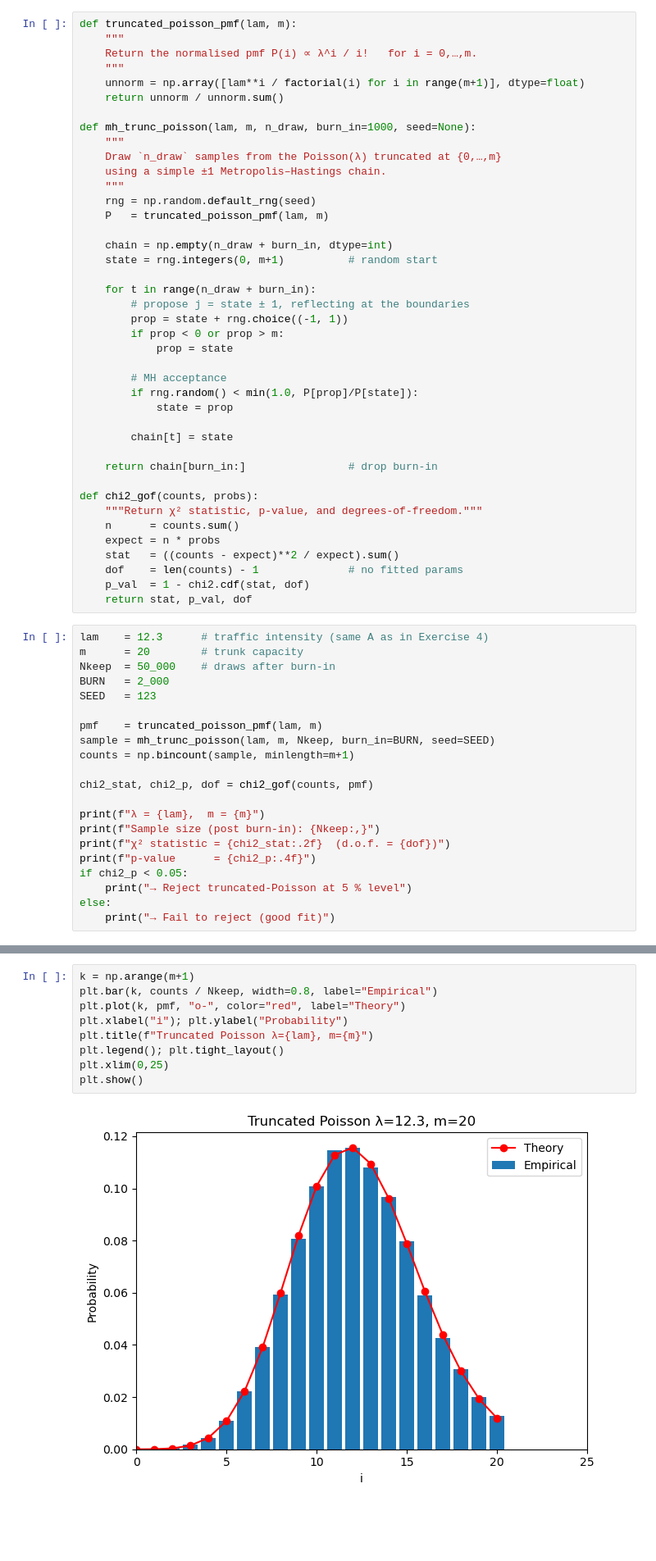
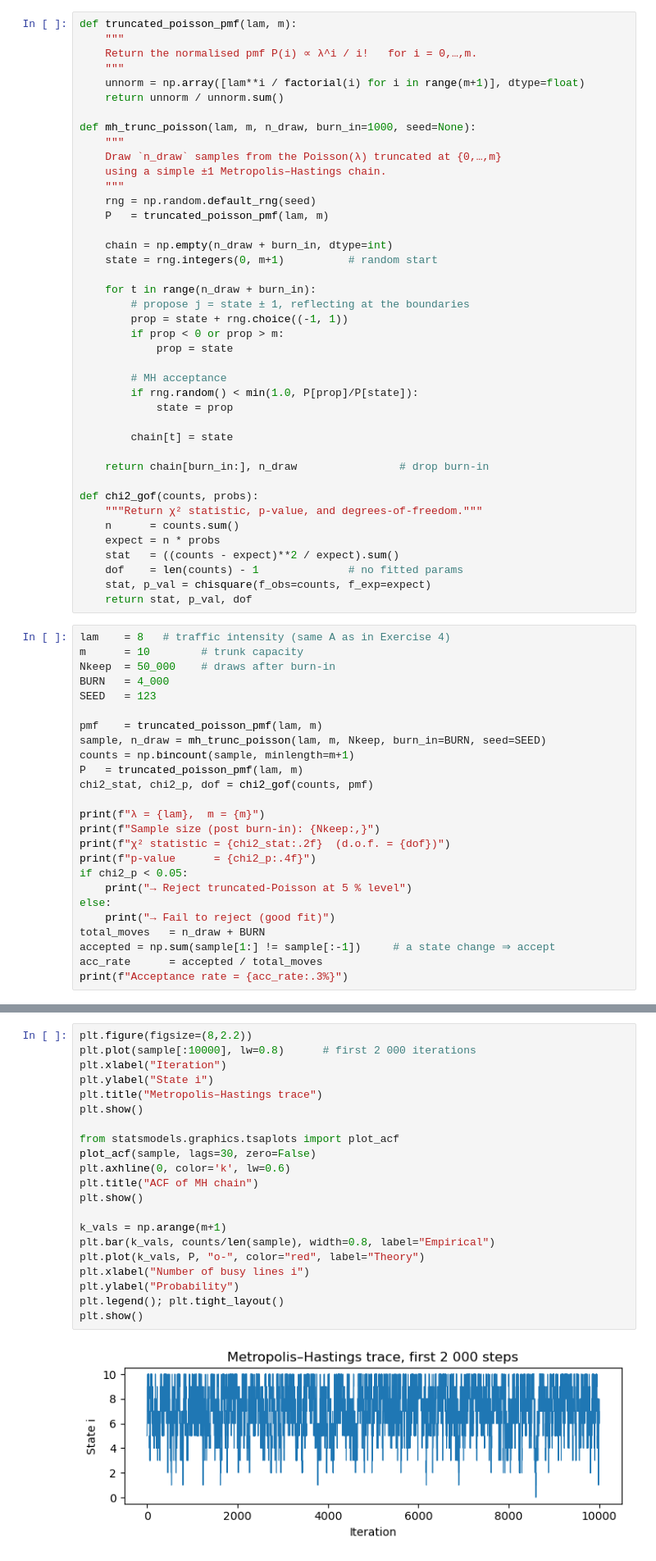
Before and after one commit to bjarturingvason/Stochastic, a Jupyter notebook: E6/E6.ipynb, the cells around one changed output, grey strips where cells are left out. Shown at 82% size. Cells and saved outputs as stored; diff of their text form; blank space fills up the shorter version.

```diff
--- a/E6/E6.ipynb
+++ b/E6/E6.ipynb
@@ -34,7 +36,7 @@ def mh_trunc_poisson(lam, m, n_draw, burn_in=1000, seed=None):
 
         chain[t] = state
 
-    return chain[burn_in:]                # drop burn-in
+    return chain[burn_in:], n_draw                # drop burn-in
 
 def chi2_gof(counts, probs):
     """Return χ² statistic, p-value, and degrees-of-freedom."""
@@ -42,19 +44,19 @@ def chi2_gof(counts, probs):
     expect = n * probs
     stat   = ((counts - expect)**2 / expect).sum()
     dof    = len(counts) - 1              # no fitted params
-    p_val  = 1 - chi2.cdf(stat, dof)
+    stat, p_val = chisquare(f_obs=counts, f_exp=expect)
     return stat, p_val, dof
 # %%
-lam    = 12.3      # traffic intensity (same A as in Exercise 4)
-m      = 20        # trunk capacity
+lam    = 8   # traffic intensity (same A as in Exercise 4)
+m      = 10        # trunk capacity
 Nkeep  = 50_000    # draws after burn-in
-BURN   = 2_000
+BURN   = 4_000
 SEED   = 123
 
 pmf    = truncated_poisson_pmf(lam, m)
-sample = mh_trunc_poisson(lam, m, Nkeep, burn_in=BURN, seed=SEED)
+sample, n_draw = mh_trunc_poisson(lam, m, Nkeep, burn_in=BURN, seed=SEED)
 counts = np.bincount(sample, minlength=m+1)
-
+P   = truncated_poisson_pmf(lam, m)
 chi2_stat, chi2_p, dof = chi2_gof(counts, pmf)
 
 print(f"λ = {lam},  m = {m}")
@@ -65,4 +67,8 @@ if chi2_p < 0.05:
     print("→ Reject truncated-Poisson at 5 % level")
 else:
     print("→ Fail to reject (good fit)")
+total_moves   = n_draw + BURN
+accepted = np.sum(sample[1:] != sample[:-1])     # a state change ⇒ accept
+acc_rate      = accepted / total_moves
+print(f"Acceptance rate = {acc_rate:.3%}")
 # %% [output]
@@ -74,11 +81,23 @@ p-value      = 0.0945
 # %%
-k = np.arange(m+1)
-plt.bar(k, counts / Nkeep, width=0.8, label="Empirical")
-plt.plot(k, pmf, "o-", color="red", label="Theory")
-plt.xlabel("i"); plt.ylabel("Probability")
-plt.title(f"Truncated Poisson λ={lam}, m={m}")
+plt.figure(figsize=(8,2.2))
+plt.plot(sample[:10000], lw=0.8)      # first 2 000 iterations
+plt.xlabel("Iteration")
+plt.ylabel("State i")
+plt.title("Metropolis–Hastings trace")
+plt.show()
+
+from statsmodels.graphics.tsaplots import plot_acf
+plot_acf(sample, lags=30, zero=False)
+plt.axhline(0, color='k', lw=0.6)
+plt.title("ACF of MH chain")
+plt.show()
+
+k_vals = np.arange(m+1)
+plt.bar(k_vals, counts/len(sample), width=0.8, label="Empirical")
+plt.plot(k_vals, P, "o-", color="red", label="Theory")
+plt.xlabel("Number of busy lines i")
+plt.ylabel("Probability")
 plt.legend(); plt.tight_layout()
-plt.xlim(0,25)
 plt.show()
 # %% [output]
-[figure, old version]
+[figure, new version]
```
Also changed, not shown: parts of 8 cells of this notebook, 3 other files.
